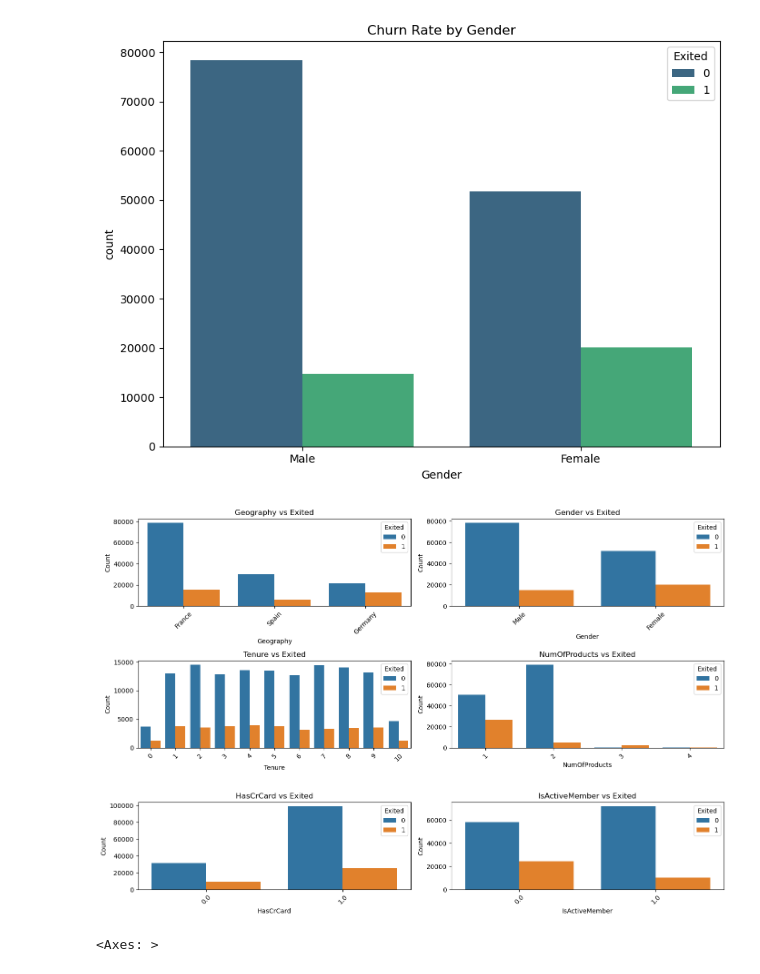
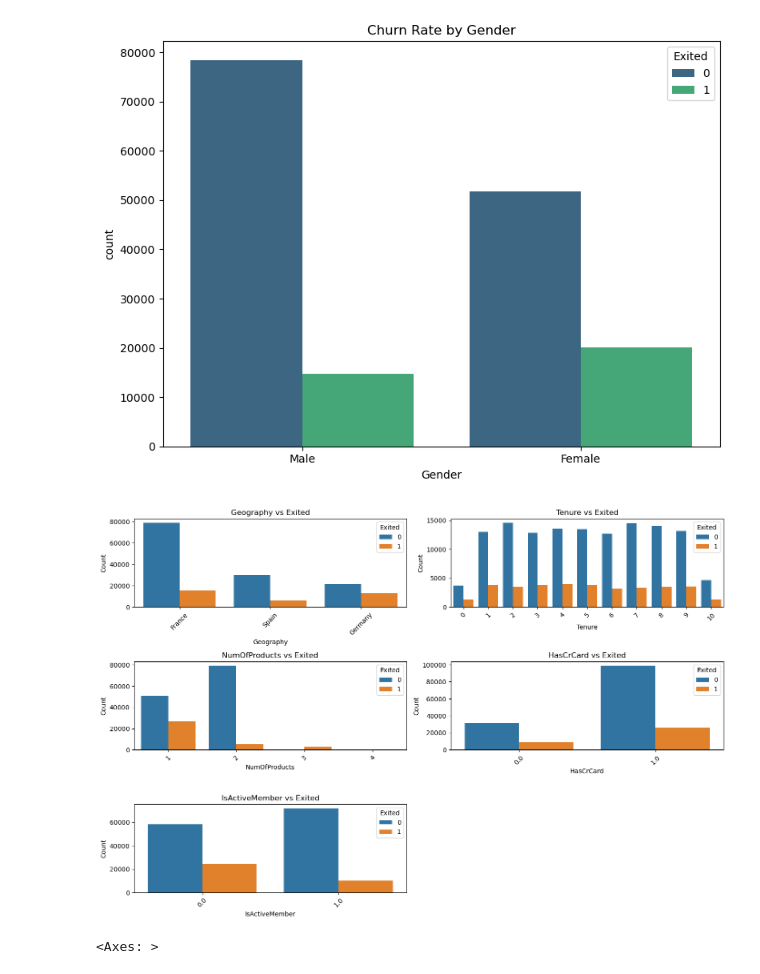
Before and after one commit to khrystynaPeniak/BankChurn, a Jupyter notebook: notebooks/bank.ipynb, the cells around one changed output. Drawn from its saved outputs; the diff is of its cells as text; code cells hidden in the pictures.

```diff
--- a/notebooks/bank.ipynb
+++ b/notebooks/bank.ipynb
@@ -230,22 +233,22 @@ plt.show()
 # %% [output]
 [figure]
 # %%
-to_plot = ['Geography', 'Gender', 'Tenure', 'NumOfProducts', 'HasCrCard', 'IsActiveMember']
+to_plot = ['Geography','Tenure', 'NumOfProducts', 'HasCrCard', 'IsActiveMember']
 
 plt.figure(figsize=(14, len(to_plot) * 3))
 
 for i, col in enumerate(to_plot):
     plt.subplot(len(to_plot), 2, i + 1)
     sns.countplot(x=col, hue='Exited', data=train_data)
     plt.title(f"{col} vs Exited")
     plt.xlabel(col)
     plt.ylabel("Count")
     plt.xticks(rotation=45)
 
 plt.tight_layout()
 plt.show()
 # %% [output]
-[figure, old version]
+[figure, new version]
 # %%
 corr = train_data.corr(numeric_only=True)
 sns.heatmap(corr, annot=True, fmt=".2f", cmap='viridis')
```
Also changed, not shown: parts of 50 cells of this notebook.
